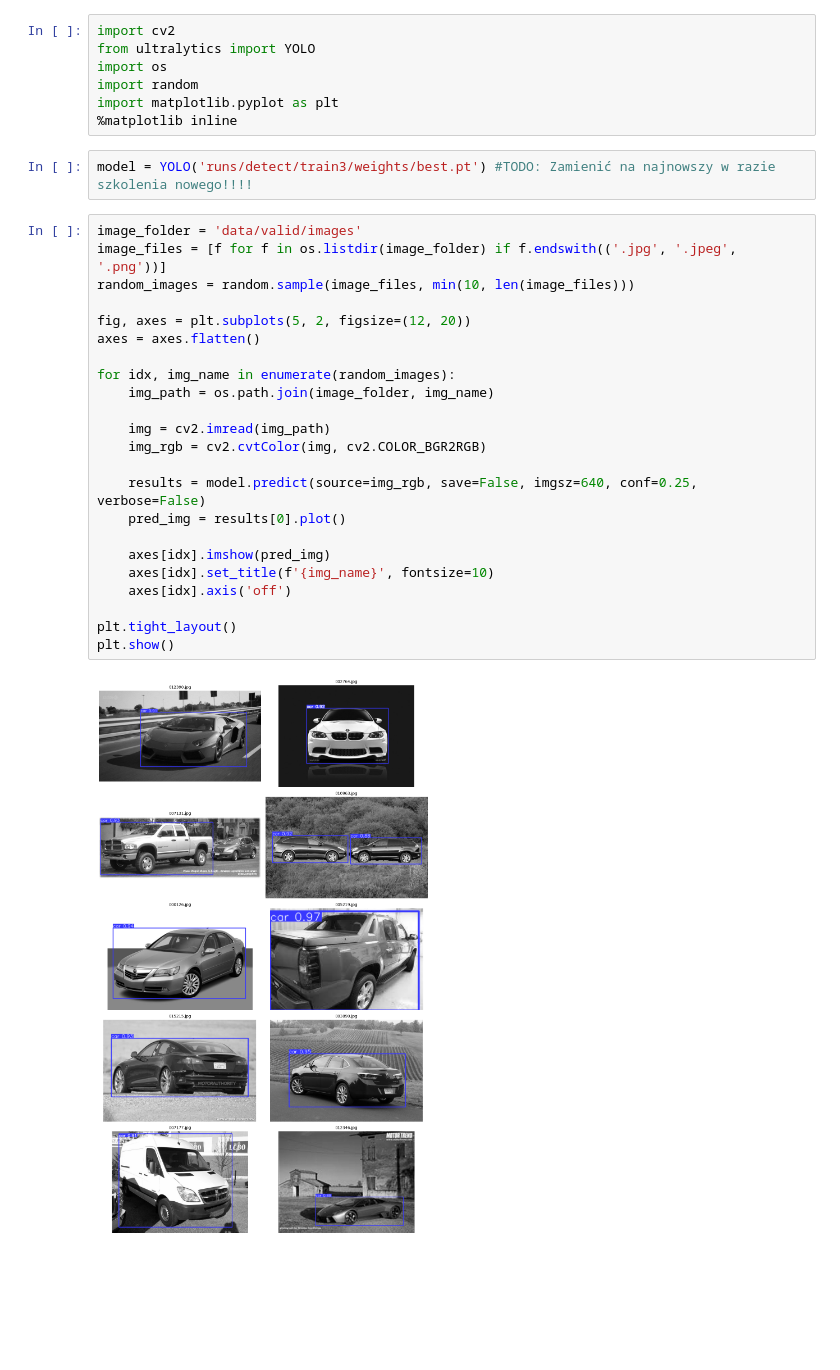
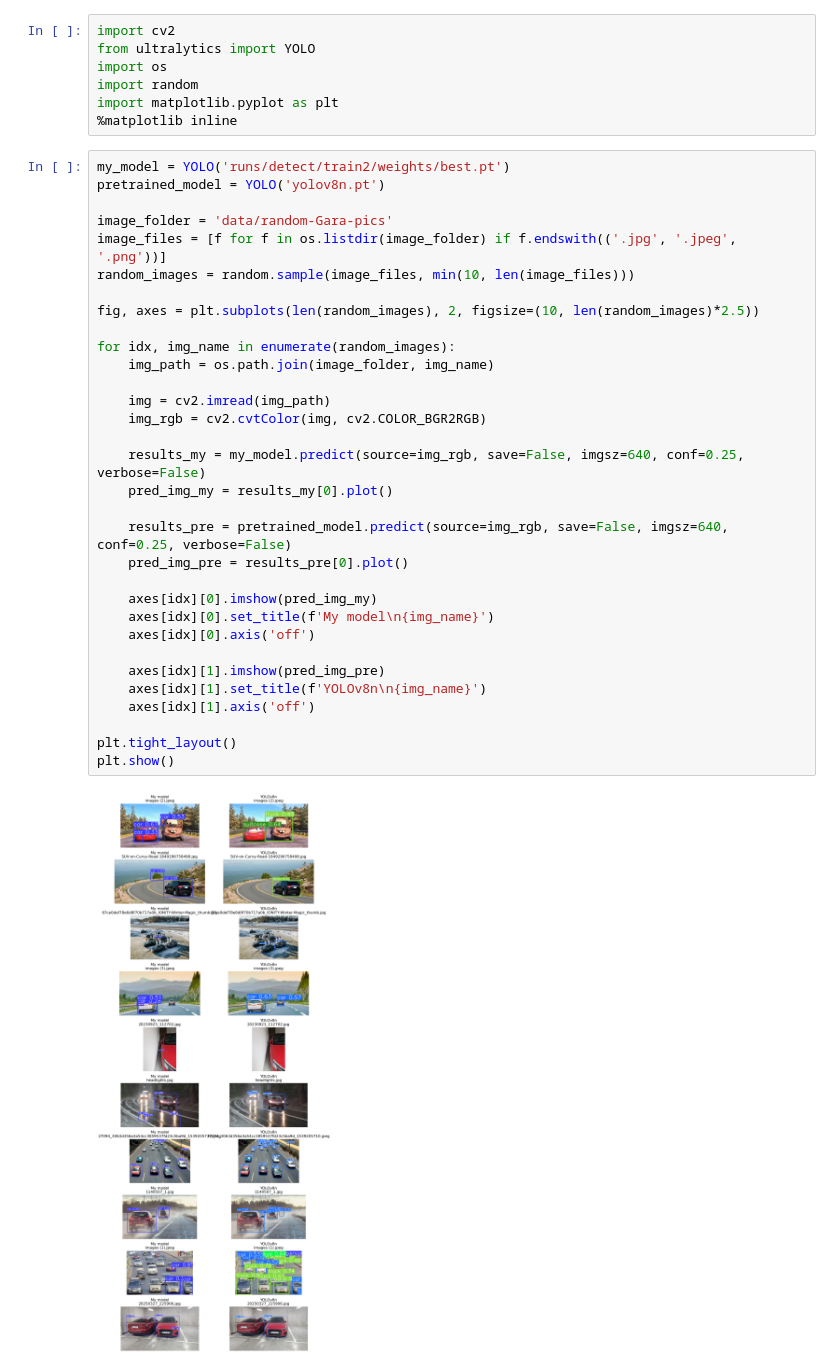
Before and after one commit to NotMatque/AGH-AI-2025, a Jupyter notebook: model_evaluation.ipynb, the cells around one changed output. Drawn from its saved outputs; the diff is of its cells as text; blank space fills up the shorter version.

Commit message:
feat: model evaluation in comparison to yolov8n

```diff
--- a/model_evaluation.ipynb
+++ b/model_evaluation.ipynb
@@ -7,30 +7,37 @@ import os
 import random
 import matplotlib.pyplot as plt
 %matplotlib inline
-# %%
-model = YOLO('runs/detect/train3/weights/best.pt') #TODO: Zamienić na najnowszy w razie szkolenia nowego!!!!
 # %%
-image_folder = 'data/valid/images'
+my_model = YOLO('runs/detect/train2/weights/best.pt')
+pretrained_model = YOLO('yolov8n.pt')
+
+image_folder = 'data/random-Gara-pics'
 image_files = [f for f in os.listdir(image_folder) if f.endswith(('.jpg', '.jpeg', '.png'))]
 random_images = random.sample(image_files, min(10, len(image_files)))
 
-fig, axes = plt.subplots(5, 2, figsize=(12, 20))
-axes = axes.flatten()
+fig, axes = plt.subplots(len(random_images), 2, figsize=(10, len(random_images)*2.5))
 
 for idx, img_name in enumerate(random_images):
     img_path = os.path.join(image_folder, img_name)
 
     img = cv2.imread(img_path)
     img_rgb = cv2.cvtColor(img, cv2.COLOR_BGR2RGB)
 
-    results = model.predict(source=img_rgb, save=False, imgsz=640, conf=0.25, verbose=False)
-    pred_img = results[0].plot()
+    results_my = my_model.predict(source=img_rgb, save=False, imgsz=640, conf=0.25, verbose=False)
+    pred_img_my = results_my[0].plot()
 
-    axes[idx].imshow(pred_img)
-    axes[idx].set_title(f'{img_name}', fontsize=10)
-    axes[idx].axis('off')
+    results_pre = pretrained_model.predict(source=img_rgb, save=False, imgsz=640, conf=0.25, verbose=False)
+    pred_img_pre = results_pre[0].plot()
+
+    axes[idx][0].imshow(pred_img_my)
+    axes[idx][0].set_title(f'My model\n{img_name}')
+    axes[idx][0].axis('off')
+
+    axes[idx][1].imshow(pred_img_pre)
+    axes[idx][1].set_title(f'YOLOv8n\n{img_name}')
+    axes[idx][1].axis('off')
 
 plt.tight_layout()
 plt.show()
 # %% [output]
-[figure, old version]
+[figure, new version]
```
Also changed, not shown: 3 other files.
